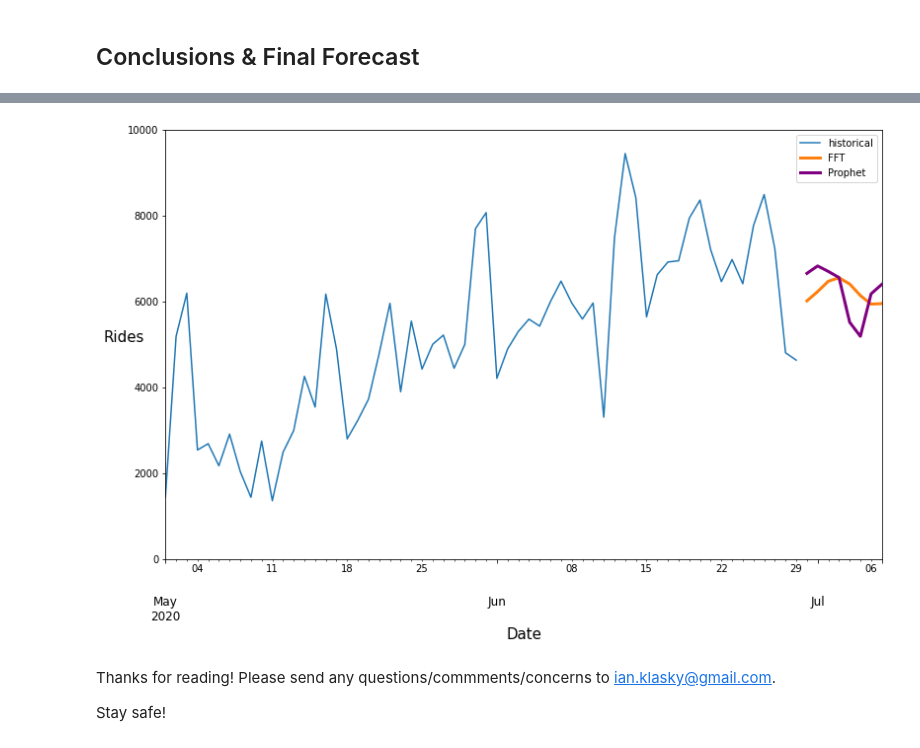
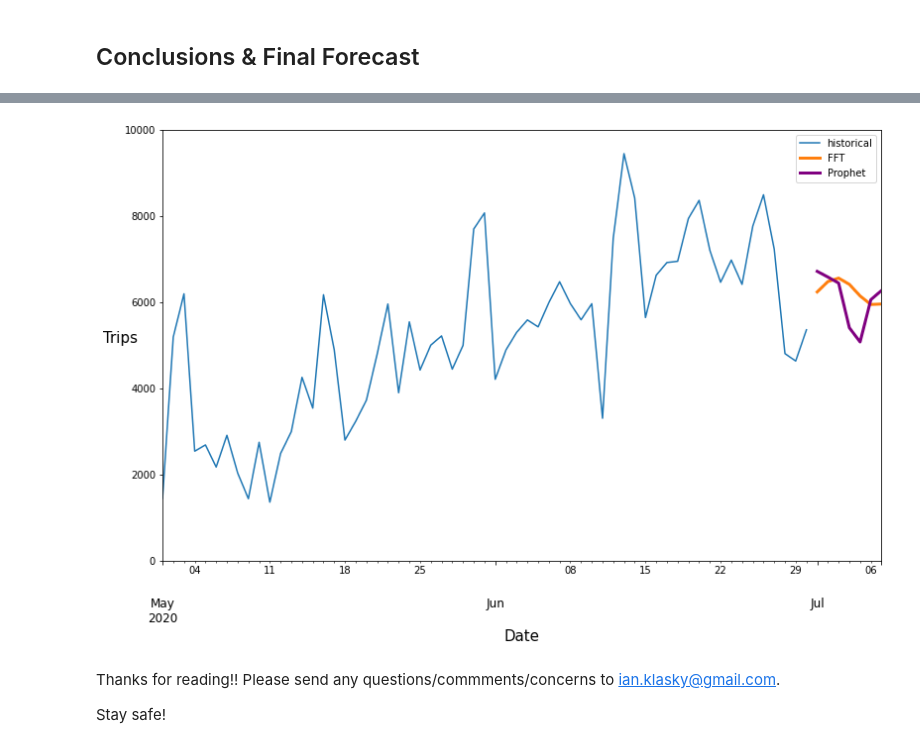
Before and after one commit to iklasky/Springboard, a Jupyter notebook: bikes/Forecasting_Covid_Blue_Bikes.ipynb, the cells around one changed output, grey strips where cells are left out. Saved outputs shown, nothing was run; the diff lists cells and outputs as text; code cells hidden in the pictures.

```diff
--- a/bikes/Forecasting_Covid_Blue_Bikes.ipynb
+++ b/bikes/Forecasting_Covid_Blue_Bikes.ipynb
@@ -84,0 +59,4 @@ daily_data
+# %%
+daily_data = df.groupby([pd.Grouper(freq='D')]).count().reset_index().iloc[:, : 2]
+daily_data.columns = ['date','trips']
+daily_data
@@ -87,6 +79,6 @@ Many time series models require data to be presented in uniform distances. We ca
 # %%
-if 'time' in daily_data.columns:
-    daily_data=daily_data.set_index('time')
+if 'date' in daily_data.columns:
+    daily_data=daily_data.set_index('date')
     daily_data.index = daily_data.index.date
 
     daily_data.loc[dt.datetime.strptime('2018-03-13', '%Y-%m-%d').date()] = [0]
@@ -94,6 +86,7 @@ if 'time' in daily_data.columns:
 
 daily_data.sort_index(inplace=True)
 daily_data.index.rename('date',inplace=True)
+daily_data.reset_index(inplace=True)
 # %% [markdown]
 We can see the time series of the daily blue bike rides in greater Boston from 2017 to 2020 below.
 # %%
@@ -164,5 +146,5 @@ For our first forecast I’ll feed the models data from January 1st 2017 to Dece
 # %%
-series1 = TimeSeries.from_dataframe(daily_data.reset_index(), 'date', 'total')
+series1 = TimeSeries.from_dataframe(daily_data, 'date', 'trips')
 train1, val1 = series1.split_before(pd.Timestamp('20200101'))
 # %%
 import time
@@ -275,5 +256,5 @@ The last forecast I’ll run will be for the first week in July, which I plan to
 # %%
-train4 = series3
+train4 = series1
 # %%
 model_FFT4 = FFT()
 model_FFT4.fit(train4)
@@ -284,18 +265,18 @@ model_Prophet4.fit(train4)
 prediction_Prophet4 = model_Prophet4.predict(30)
 # %%
 plt.figure(figsize=(13, 8))
-series4.plot(label='historical')
-prediction_FFT5.plot(label='FFT',lw=3)
-prediction_Prophet5.plot(label='Prophet',lw=3,color='purple')
+series1.plot(label='historical')
+prediction_FFT4.plot(label='FFT',lw=3)
+prediction_Prophet4.plot(label='Prophet',lw=3,color='purple')
 plt.axis([dt.datetime.strptime('2020-05-01', '%Y-%m-%d').date(),dt.datetime.strptime('2020-07-07', '%Y-%m-%d').date(),0,10000])
-plt.ylabel('Rides',rotation=0,size=15)
+plt.ylabel('Trips',rotation=0,size=15)
 plt.xlabel('Date',rotation=0,size=15)
 plt.tick_params(axis='x', which='major', labelsize=12)
 plt.legend()
 plt.show()
 # %% [output]
-[figure, old version]
+[figure, new version]
 # %% [markdown]
-Thanks for reading! Please send any questions/commments/concerns to ian.klasky@gmail.com.
+Thanks for reading!! Please send any questions/commments/concerns to ian.klasky@gmail.com.
 
 Stay safe!
```
Also changed, not shown: parts of 31 cells of this notebook.
